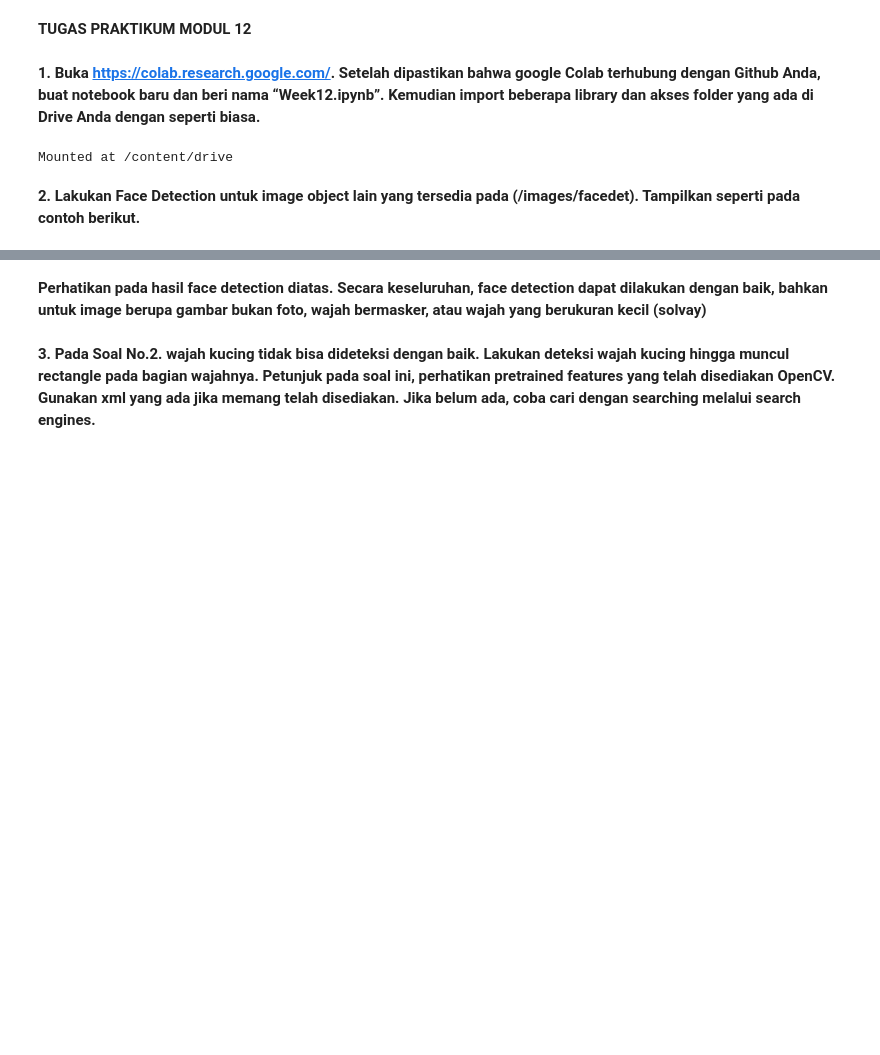
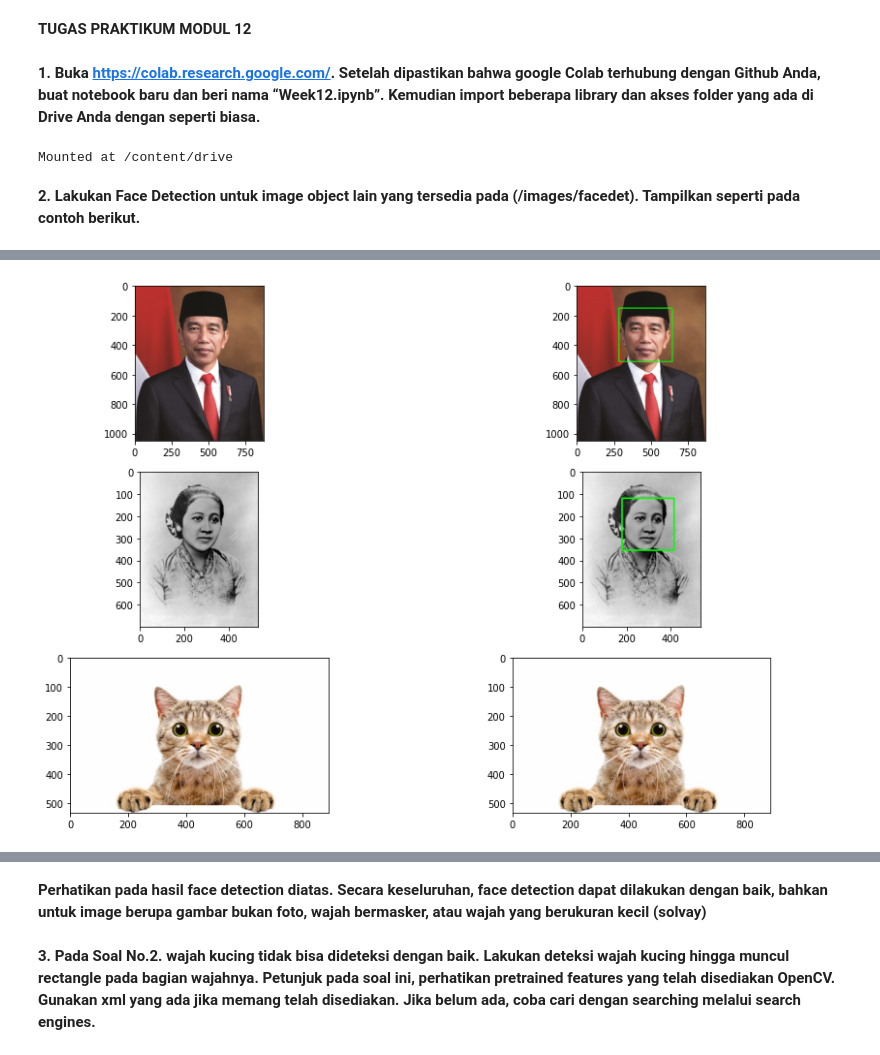
Before and after one commit to kevinaldyansyah/PCVK_Genap_2021, a Jupyter notebook: Week12.ipynb, the cells around one changed output, grey strips where cells are left out. Cells and saved outputs as stored; diff of their text form; code cells hidden in the pictures; blank space fills up the shorter version.

Commit message:
Face Detection Method

```diff
--- a/Week12.ipynb
+++ b/Week12.ipynb
@@ -25,9 +29,3 @@ gray = cv2.cvtColor(img, cv2.COLOR_BGR2GRAY)
 # %% [markdown]
 **2.   Lakukan Face Detection untuk image object lain yang tersedia pada (/images/facedet).
 Tampilkan seperti pada contoh berikut.**
-# %%
-roi_wajah = cascade_wajah.detectMultiScale(jokowi)
-for(x,y,w,h) in roi_wajah:
-  cv.rectangle(jokowi,(x,y),(x+w,y+h),(255,255,255),3)
-plt.figure(figsize = (10,10))
-plt.imshow(jokowi, cmap='gray')
@@ -35,0 +32,76 @@ NameError: ignored
+# %%
+#Loading the image to be tested
+test_image1 = cv2.imread('/content/drive/MyDrive/PCVK/facedet/jokowi.jpg')
+test_image2 = cv2.imread('/content/drive/MyDrive/PCVK/facedet/jokowi.jpg')
+
+test_image3 = cv2.imread('/content/drive/MyDrive/PCVK/facedet/kartini.jpg')
+test_image4 = cv2.imread('/content/drive/MyDrive/PCVK/facedet/kartini.jpg')
+
+test_image5 = cv2.imread('/content/drive/MyDrive/PCVK/facedet/kucing.jpg')
+test_image6 = cv2.imread('/content/drive/MyDrive/PCVK/facedet/kucing.jpg')
+
+test_image7 = cv2.imread('/content/drive/MyDrive/PCVK/facedet/mask.png')
+test_image8 = cv2.imread('/content/drive/MyDrive/PCVK/facedet/mask.png')
+
+test_image9 = cv2.imread('/content/drive/MyDrive/PCVK/facedet/mjordan.jpg')
+test_image10 = cv2.imread('/content/drive/MyDrive/PCVK/facedet/mjordan.jpg')
+
+test_image11 = cv2.imread('/content/drive/MyDrive/PCVK/facedet/solvayconf.jpg')
+test_image12 = cv2.imread('/content/drive/MyDrive/PCVK/facedet/solvayconf.jpg')
+
+
+def convertToRGB(image):
+    return cv2.cvtColor(image, cv2.COLOR_BGR2RGB)
+
+faceCascade=cv2.CascadeClassifier(cv2.data.haarcascades + "haarcascade_frontalface_default.xml")
+
+faces_rects = faceCascade.detectMultiScale(test_image1, scaleFactor = 1.2, minNeighbors = 5);
+for (x,y,w,h) in faces_rects:
+     cv2.rectangle(test_image1, (x, y), (x+w, y+h), (0, 255, 0), 5)
+
+
+faces_rects = faceCascade.detectMultiScale(test_image4, scaleFactor = 1.2, minNeighbors = 5);
+for (x,y,w,h) in faces_rects:
+     cv2.rectangle(test_image4, (x, y), (x+w, y+h), (0, 255, 0), 5)
+
+
+faces_rects = faceCascade.detectMultiScale(test_image6, scaleFactor = 1.2, minNeighbors = 5);
+for (x,y,w,h) in faces_rects:
+     cv2.rectangle(test_image6, (x, y), (x+w, y+h), (0, 255, 0), 5)
+
+
+faces_rects = faceCascade.detectMultiScale(test_image8, scaleFactor = 1.2, minNeighbors = 5);
+for (x,y,w,h) in faces_rects:
+     cv2.rectangle(test_image8, (x, y), (x+w, y+h), (0, 255, 0), 5)
+
+
+faces_rects = faceCascade.detectMultiScale(test_image10, scaleFactor = 1.2, minNeighbors = 5);
+for (x,y,w,h) in faces_rects:
+     cv2.rectangle(test_image10, (x, y), (x+w, y+h), (0, 255, 0), 3)
+
+
+faces_rects = faceCascade.detectMultiScale(test_image12, scaleFactor = 1.2, minNeighbors = 5);
+for (x,y,w,h) in faces_rects:
+     cv2.rectangle(test_image12, (x, y), (x+w, y+h), (0, 255, 0), 3)
+
+
+f, axarr = plt. subplots(6,2,figsize=(15,10))
+plt.subplot(321),plt.imshow(convertToRGB(test_image2))
+plt.subplot(322),plt.imshow(convertToRGB(test_image1))
+
+plt.subplot(323),plt.imshow(convertToRGB(test_image3))
+plt.subplot(324),plt.imshow(convertToRGB(test_image4))
+
+plt.subplot(325),plt.imshow(convertToRGB(test_image5))
+plt.subplot(326),plt.imshow(convertToRGB(test_image6))
+
+f, axarr = plt. subplots(6,2,figsize=(15,10))
+plt.subplot(321),plt.imshow(convertToRGB(test_image7))
+plt.subplot(322),plt.imshow(convertToRGB(test_image8))
+
+plt.subplot(323),plt.imshow(convertToRGB(test_image9))
+plt.subplot(324),plt.imshow(convertToRGB(test_image10))
+
+plt.subplot(325),plt.imshow(convertToRGB(test_image11))
+plt.subplot(326),plt.imshow(convertToRGB(test_image12))
+# %% [output]
@@ -35,0 +110 @@ NameError: ignored
+[figure, added]
```
Also changed, not shown: parts of 11 cells of this notebook.
